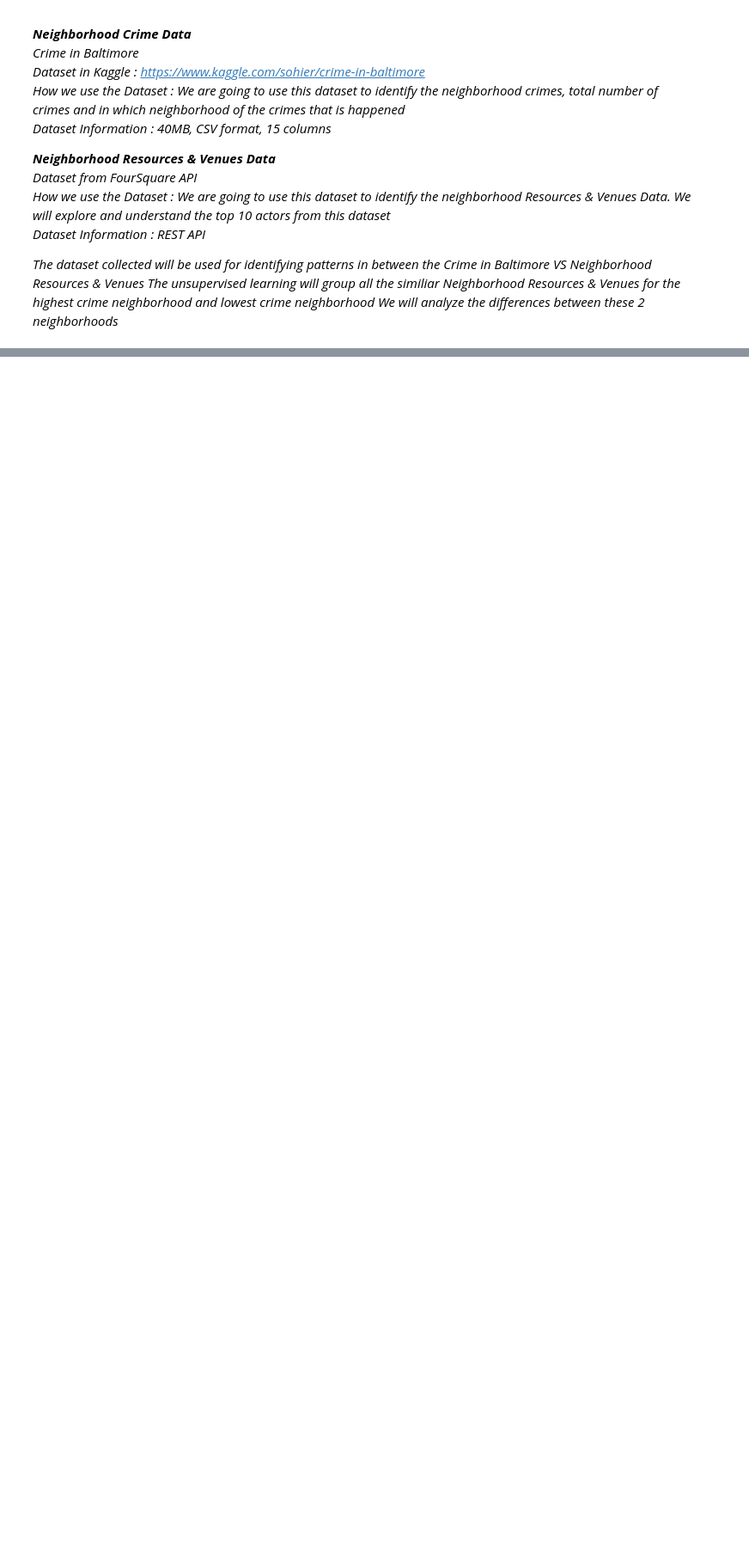
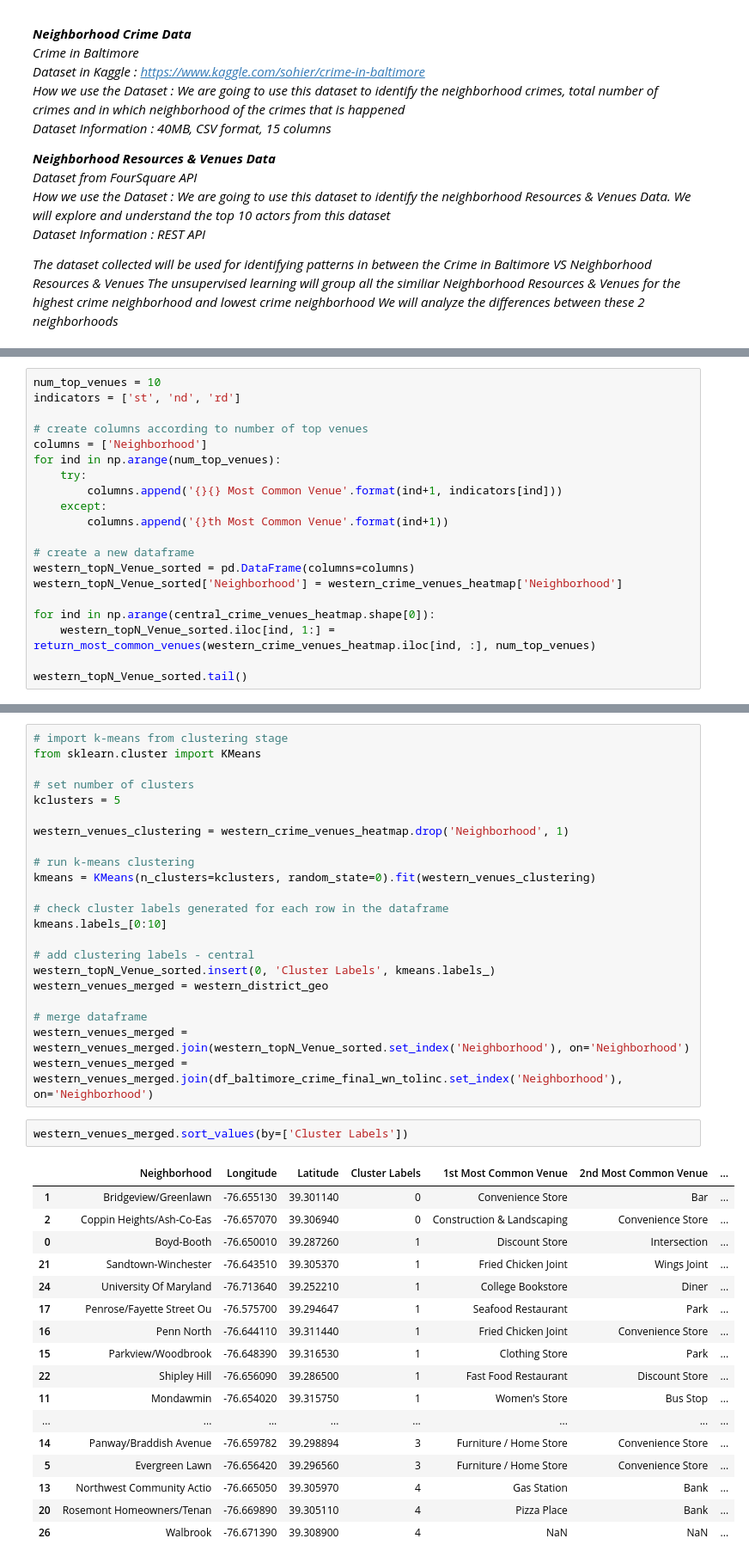
Before and after one commit to Stanley-Chan/Coursera_Capstone, a Jupyter notebook: The Battle of Neighborhoods.ipynb, the cells around one changed output, grey strips where cells are left out. Shown at 86% size. Drawn from its saved outputs; the diff is of its cells as text; blank space fills up the shorter version.

```diff
--- a/The Battle of Neighborhoods.ipynb
+++ b/The Battle of Neighborhoods.ipynb
@@ -50,0 +534,20 @@ We will analyze the differences between these 2 neighborhoods*
+# %%
+num_top_venues = 10
+indicators = ['st', 'nd', 'rd']
+
+# create columns according to number of top venues
+columns = ['Neighborhood']
+for ind in np.arange(num_top_venues):
+    try:
+        columns.append('{}{} Most Common Venue'.format(ind+1, indicators[ind]))
+    except:
+        columns.append('{}th Most Common Venue'.format(ind+1))
+
+# create a new dataframe
+western_topN_Venue_sorted = pd.DataFrame(columns=columns)
+western_topN_Venue_sorted['Neighborhood'] = western_crime_venues_heatmap['Neighborhood']
+
+for ind in np.arange(central_crime_venues_heatmap.shape[0]):
+    western_topN_Venue_sorted.iloc[ind, 1:] = return_most_common_venues(western_crime_venues_heatmap.iloc[ind, :], num_top_venues)
+
+western_topN_Venue_sorted.tail()
@@ -50,0 +613,42 @@ We will analyze the differences between these 2 neighborhoods*
+# %%
+# import k-means from clustering stage
+from sklearn.cluster import KMeans
+
+# set number of clusters
+kclusters = 5
+
+western_venues_clustering = western_crime_venues_heatmap.drop('Neighborhood', 1)
+
+# run k-means clustering
+kmeans = KMeans(n_clusters=kclusters, random_state=0).fit(western_venues_clustering)
+
+# check cluster labels generated for each row in the dataframe
+kmeans.labels_[0:10]
+
+# add clustering labels - central
+western_topN_Venue_sorted.insert(0, 'Cluster Labels', kmeans.labels_)
+western_venues_merged = western_district_geo
+
+# merge dataframe
+western_venues_merged = western_venues_merged.join(western_topN_Venue_sorted.set_index('Neighborhood'), on='Neighborhood')
+western_venues_merged = western_venues_merged.join(df_baltimore_crime_final_wn_tolinc.set_index('Neighborhood'), on='Neighborhood')
+# %%
+western_venues_merged.sort_values(by=['Cluster Labels'])
+# %% [output]
+|  | Neighborhood | Longitude | Latitude | Cluster Labels | 1st Most Common Venue | 2nd Most Common Venue | ... |
+| 1 | Bridgeview/Greenlawn | -76.655130 | 39.301140 | 0 | Convenience Store | Bar | ... |
+| 2 | Coppin Heights/Ash-Co-Eas | -76.657070 | 39.306940 | 0 | Construction & Landscaping | Convenience Store | ... |
+| 0 | Boyd-Booth | -76.650010 | 39.287260 | 1 | Discount Store | Intersection | ... |
+| 21 | Sandtown-Winchester | -76.643510 | 39.305370 | 1 | Fried Chicken Joint | Wings Joint | ... |
+| 24 | University Of Maryland | -76.713640 | 39.252210 | 1 | College Bookstore | Diner | ... |
+| 17 | Penrose/Fayette Street Ou | -76.575700 | 39.294647 | 1 | Seafood Restaurant | Park | ... |
+| 16 | Penn North | -76.644110 | 39.311440 | 1 | Fried Chicken Joint | Convenience Store | ... |
+| 15 | Parkview/Woodbrook | -76.648390 | 39.316530 | 1 | Clothing Store | Park | ... |
+| 22 | Shipley Hill | -76.656090 | 39.286500 | 1 | Fast Food Restaurant | Discount Store | ... |
+| 11 | Mondawmin | -76.654020 | 39.315750 | 1 | Women's Store | Bus Stop | ... |
+| ... | ... | ... | ... | ... | ... | ... | ... |
+| 14 | Panway/Braddish Avenue | -76.659782 | 39.298894 | 3 | Furniture / Home Store | Convenience Store | ... |
+| 5 | Evergreen Lawn | -76.656420 | 39.296560 | 3 | Furniture / Home Store | Convenience Store | ... |
+| 13 | Northwest Community Actio | -76.665050 | 39.305970 | 4 | Gas Station | Bank | ... |
+| 20 | Rosemont Homeowners/Tenan | -76.669890 | 39.305110 | 4 | Pizza Place | Bank | ... |
+| 26 | Walbrook | -76.671390 | 39.308900 | 4 | NaN | NaN | ... |
```
Also changed, not shown: parts of 57 cells of this notebook.
